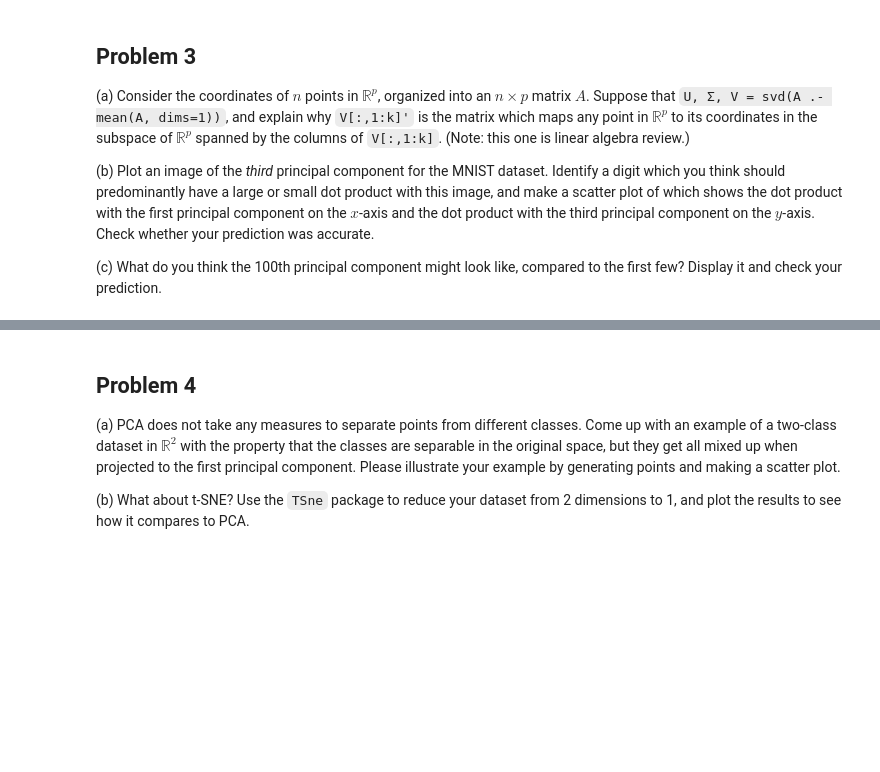
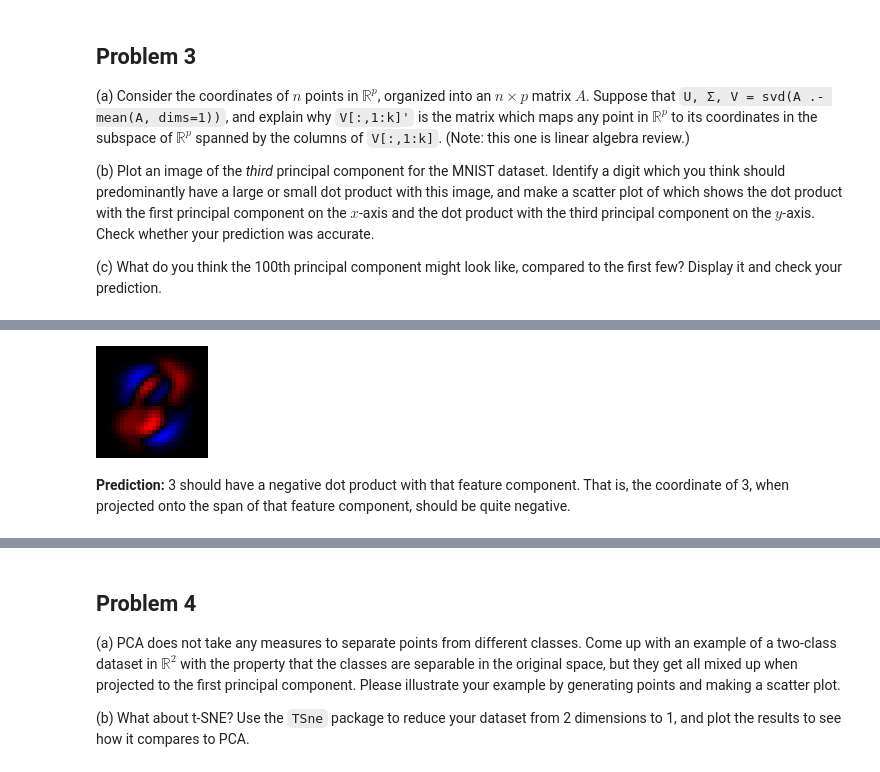
Before and after one commit to ym-han/HW10, a Jupyter notebook: data1010-hw10.ipynb, the cells around one changed output, grey strips where cells are left out. Drawn from its saved outputs; the diff is of its cells as text; code cells hidden in the pictures; blank space fills up the shorter version.

Commit message:
qn 3 done

```diff
--- a/data1010-hw10.ipynb
+++ b/data1010-hw10.ipynb
@@ -58,0 +162,26 @@ Define $\mathbf{w} \in \mathbb{R}^n$ and $b \in \mathbb{R}$. Define $$\Phi(\math
+# %%
+# begin by loading the dataset and reshaping the training data feature matrix
+using MLDatasets, Images, Plots
+
+MNIST.download(i_accept_the_terms_of_use = true)
+features, labels = MNIST.traindata(Float64)
+A = reshape(features[:],28^2,60_000)'
+
+#= define a function for === displaying images ===
+
+This function accepts a vector of length, it reshapes the entries
+ into a square, and it returns an array of colors for display.
+If some of the components are negative, then
+negative and positive values are represented in different colors
+(red and blue, respectively). Otherwise, the image
+is displayed in grayscale.
+=#
+
+function imshow(v)
+    if any(v .< 0)
+        (x -> x > 0 ? RGB(x,0,0) : RGB(0,0,-x)).(reshape(v./maximum(abs.(v)),(28,28))')
+    else
+        Gray.(reshape(v./maximum(abs.(v)),(28,28))')
+    end
+end
+"Done!"
@@ -58,0 +207,10 @@ Define $\mathbf{w} \in \mathbb{R}^n$ and $b \in \mathbb{R}$. Define $$\Phi(\math
+# %%
+# (b)
+using Statistics, LinearAlgebra
+A = A[1:10_000,:] # make this computationally feasible
+U, Σ, V = svd(A .- mean(A,dims=1))
+imshow(V[:,3]) # We want the third principal component
+# %% [output]
+[figure, added]
+# %% [markdown]
+**Prediction:** 3 should have a negative dot product with that feature component. That is, the coordinate of 3, when projected onto the span of that feature component, should be quite negative.
```
Also changed, not shown: parts of 16 cells of this notebook.
